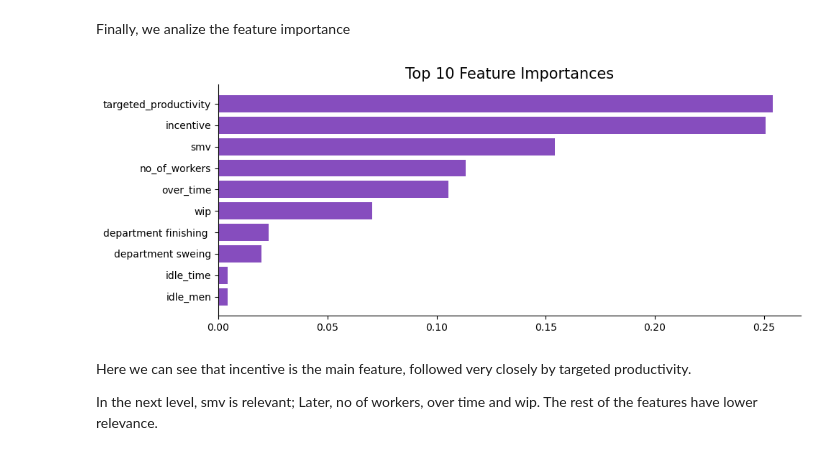
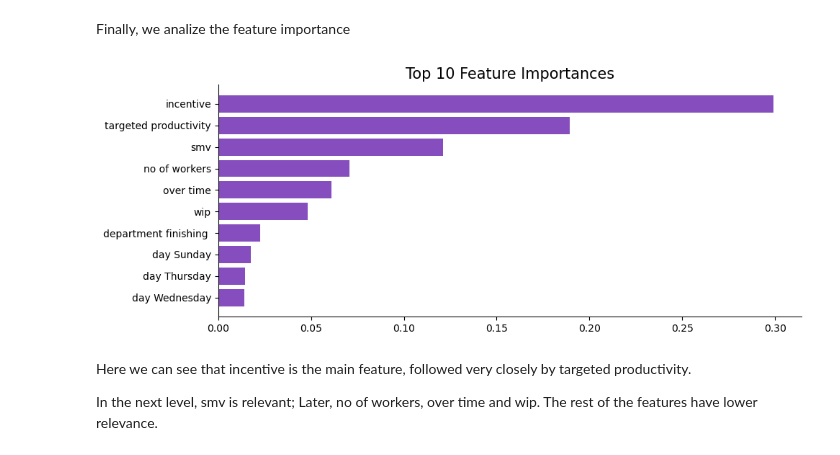
Before and after one commit to gabarosky/productivity_garmet_industry, a Jupyter notebook: notebooks/initial.ipynb, the cells around one changed output. Saved outputs shown, nothing was run; the diff lists cells and outputs as text; code cells hidden in the pictures.

```diff
--- a/notebooks/initial.ipynb
+++ b/notebooks/initial.ipynb
@@ -843,11 +847,11 @@ target = 'prod_cat'
 
 # Define categorical columns
 categorical_cols = [
-    'department'
+    'department', 'day', 'team', 'quarter'
 ]
 
 # Define numerical columns
-numeric_cols = ['targeted_productivity',
+numeric_cols = ['targeted_productivity',  'no_of_style_change',
                 'smv', 'wip', 'over_time',
                 'incentive', 'idle_time', 'idle_men',
                 'no_of_workers']
@@ -1119,37 +1125,34 @@ Finally, we analize the feature importance
 # %%
 
 final_model = best_model.named_steps["model"]
 
 importances = final_model.feature_importances_
 feature_names = best_model.named_steps["preprocess"].get_feature_names_out()
 display_names=[]
 for feat_name in feature_names:
-    # Intentar extraer el nombre base (ej: "num__edad" → "edad", "cat__depto_A" → "depto")
-    base_name = feat_name.split("__")[-1]          # quita prefijo num__ o cat__
-    # base_name = base_name.split("_")[0]             # quita sufijo OHE si aplica
+    base_name = feat_name.split("__")[-1]          # quit prefix num__ o cat__
     if base_name in df.columns:
-         display_names.append(f"{base_name}")
+         display_names.append(base_name.replace("_", " "))
     else:
-        # parts = base_name.split('_', 1)
         display_names.append(base_name.replace("_", " "))  # fallback al nombre transformado
 
 
 feat_imp = pd.DataFrame({
     "Feature": display_names,
     "Importance": importances
 }).sort_values(by="Importance", ascending=False)
 
 # Top 10
 top10 = feat_imp.head(10)
 
 plt.figure()
 plt.barh(top10["Feature"], top10["Importance"], alpha=0.7)
 sns.despine()
 plt.gca().invert_yaxis()
 plt.title("Top 10 Feature Importances")
 plt.show()
 # %% [output]
-[figure, old version]
+[figure, new version]
 # %% [markdown]
 Here we can see that incentive is the main feature, followed very closely by targeted productivity.
 
```
Also changed, not shown: parts of 24 cells of this notebook.
